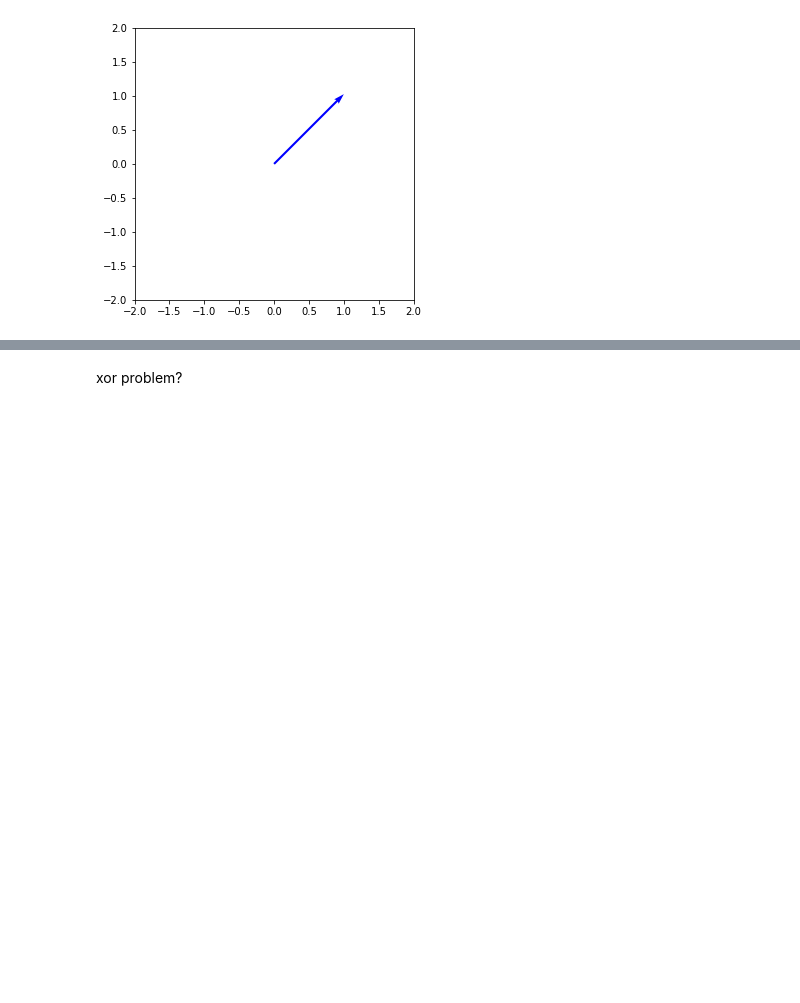
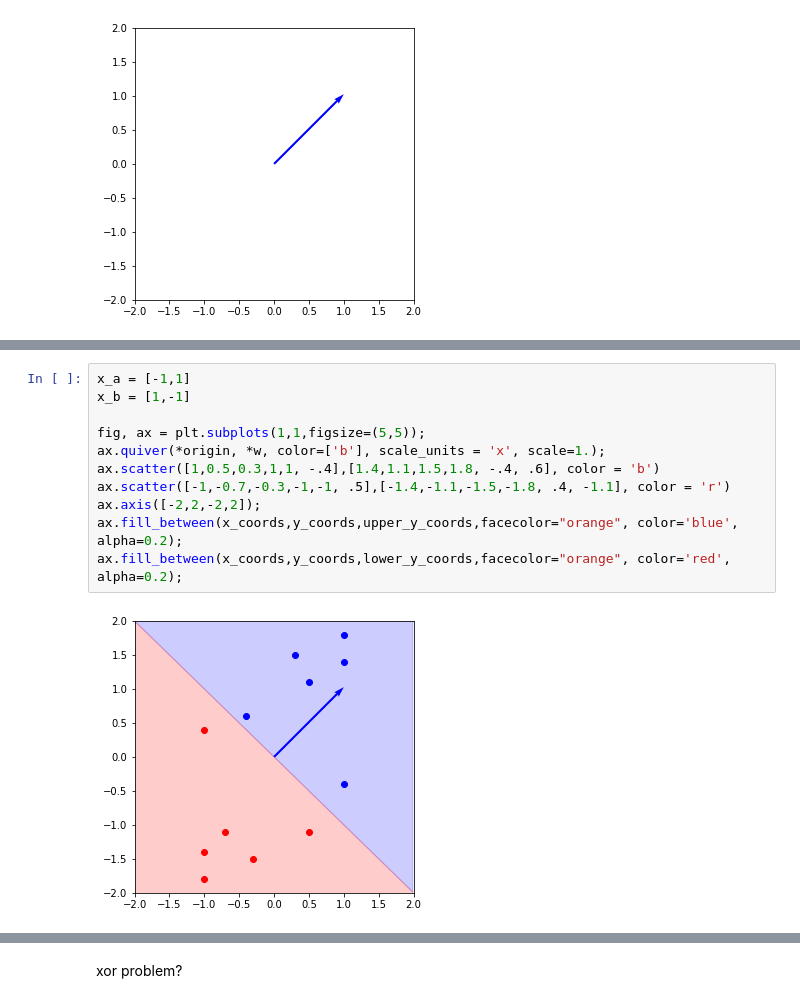
Before and after one commit to EliMoore125/Bio_NN_Teaching, a Jupyter notebook: Perceptron_intro.ipynb, the cells around one changed output, grey strips where cells are left out. Drawn from its saved outputs; the diff is of its cells as text; blank space fills up the shorter version.

```diff
--- a/Perceptron_intro.ipynb
+++ b/Perceptron_intro.ipynb
@@ -57,0 +57,13 @@ ax.fill_between(x_coords,y_coords,upper_y_coords,facecolor="orange", color='blue
+# %%
+x_a = [-1,1]
+x_b = [1,-1]
+
+fig, ax = plt.subplots(1,1,figsize=(5,5));
+ax.quiver(*origin, *w, color=['b'], scale_units = 'x', scale=1.);
+ax.scatter([1,0.5,0.3,1,1, -.4],[1.4,1.1,1.5,1.8, -.4, .6], color = 'b')
+ax.scatter([-1,-0.7,-0.3,-1,-1, .5],[-1.4,-1.1,-1.5,-1.8, .4, -1.1], color = 'r')
+ax.axis([-2,2,-2,2]);
+ax.fill_between(x_coords,y_coords,upper_y_coords,facecolor="orange", color='blue', alpha=0.2);
+ax.fill_between(x_coords,y_coords,lower_y_coords,facecolor="orange", color='red', alpha=0.2);
+# %% [output]
+[figure, added]
```
Also changed, not shown: parts of 8 cells of this notebook.
